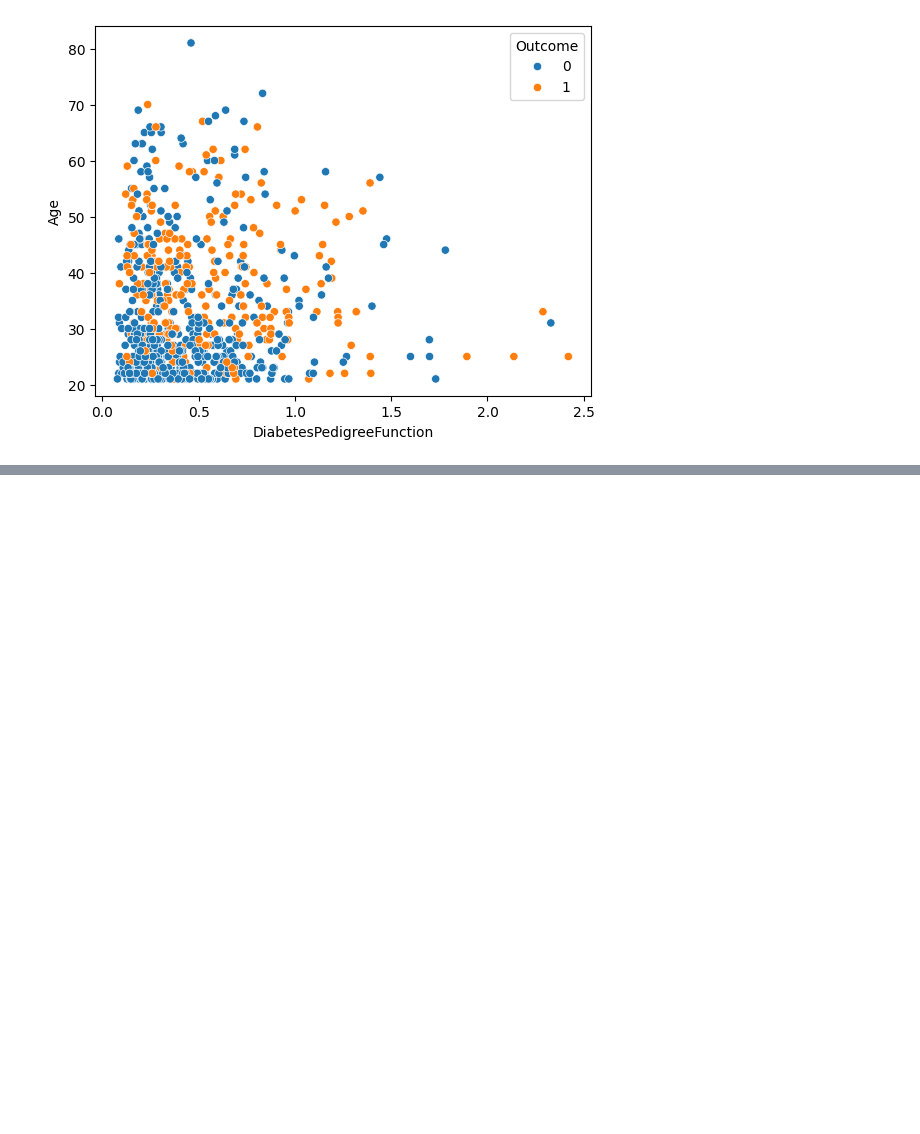
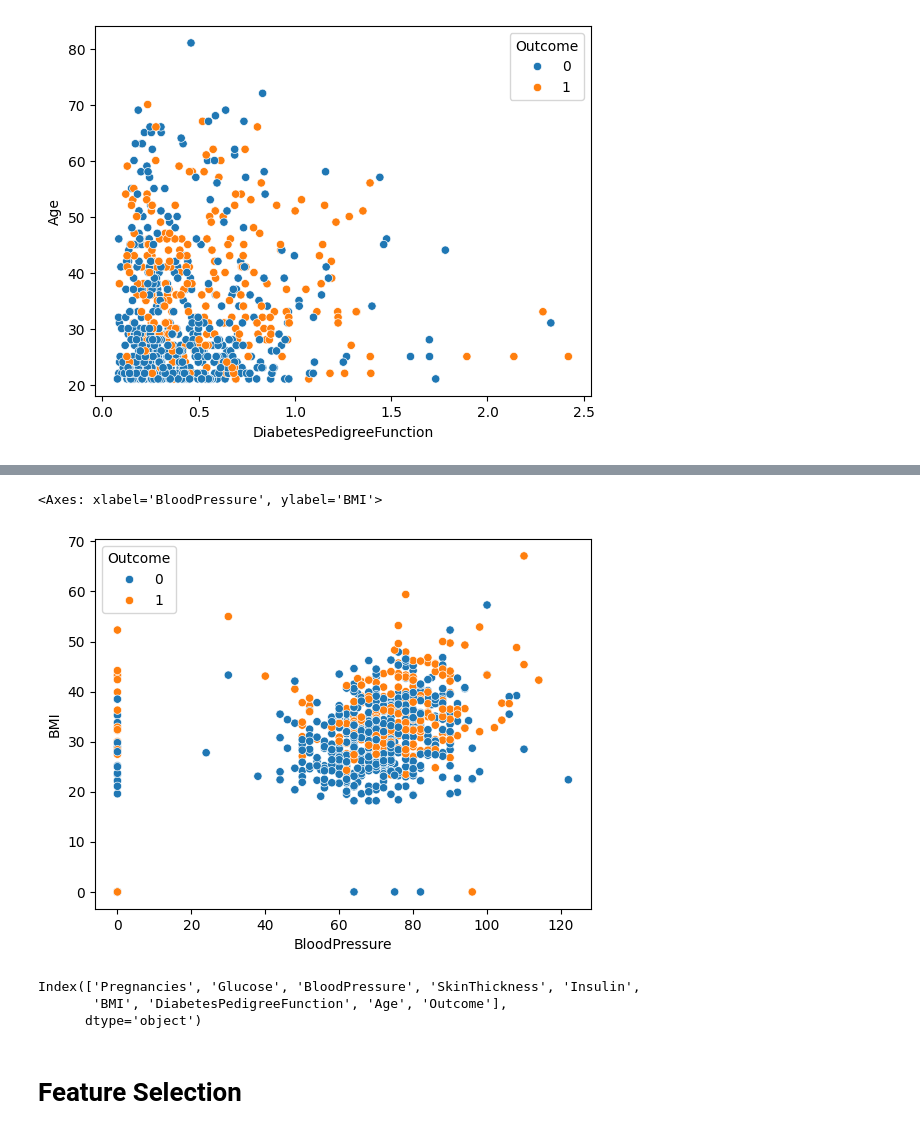
Before and after one commit to rajendra195/ds_project, a Jupyter notebook: Project_01/diabeties_classification.ipynb, the cells around one changed output, grey strips where cells are left out. Saved outputs shown, nothing was run; the diff lists cells and outputs as text; code cells hidden in the pictures; blank space fills up the shorter version.

```diff
--- a/Project_01/diabeties_classification.ipynb
+++ b/Project_01/diabeties_classification.ipynb
@@ -241,0 +255,13 @@ df.corr()
+# %%
+sns.scatterplot(data=df, x="BloodPressure", y="BMI", hue="Outcome")
+# %% [output]
+<Axes: xlabel='BloodPressure', ylabel='BMI'>
+[figure, added]
+# %%
+df.columns
+# %% [output]
+Index(['Pregnancies', 'Glucose', 'BloodPressure', 'SkinThickness', 'Insulin',
+       'BMI', 'DiabetesPedigreeFunction', 'Age', 'Outcome'],
+      dtype='object')
+# %% [markdown]
+# Feature Selection
```
Also changed, not shown: parts of 23 cells of this notebook.
